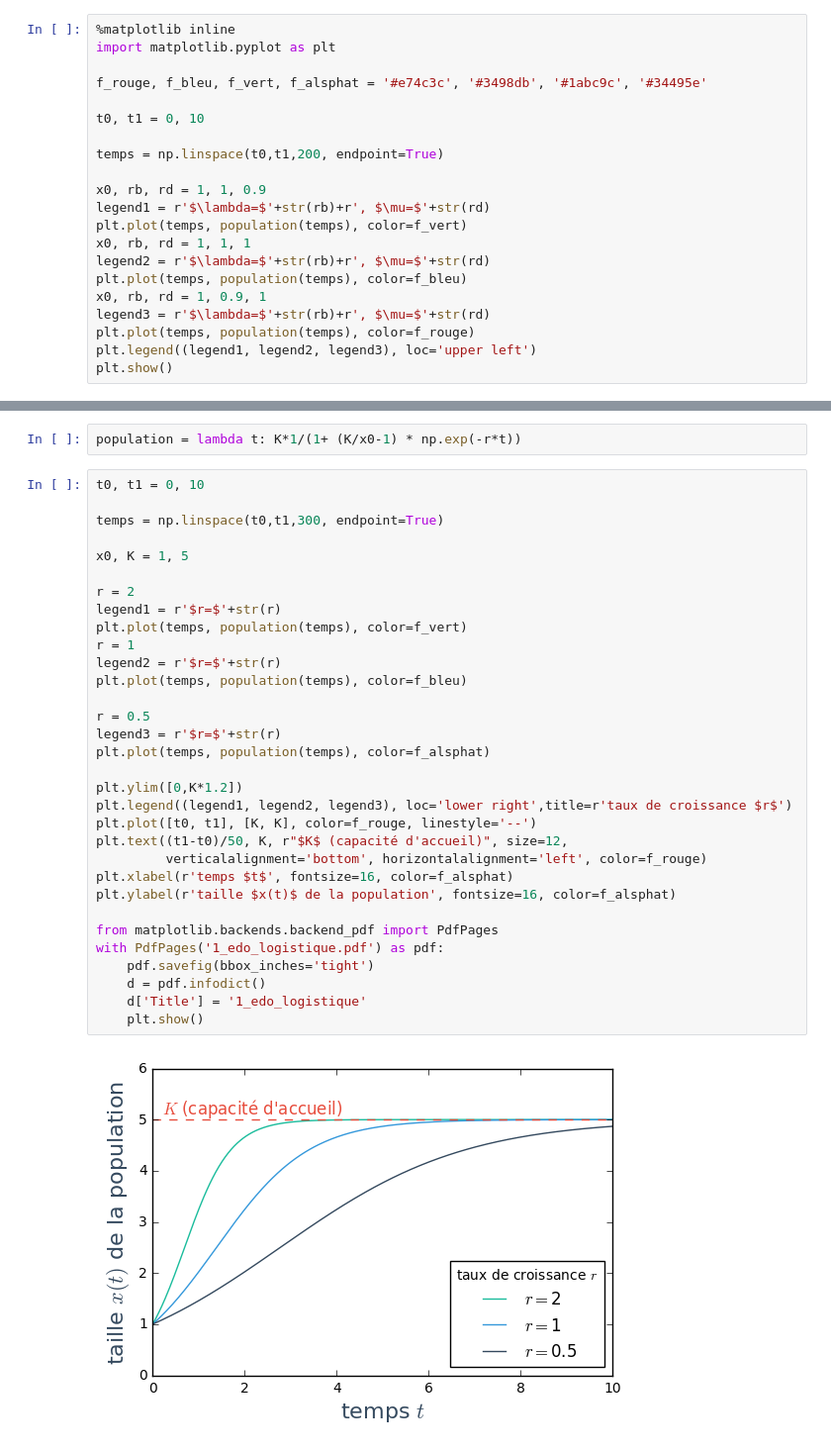
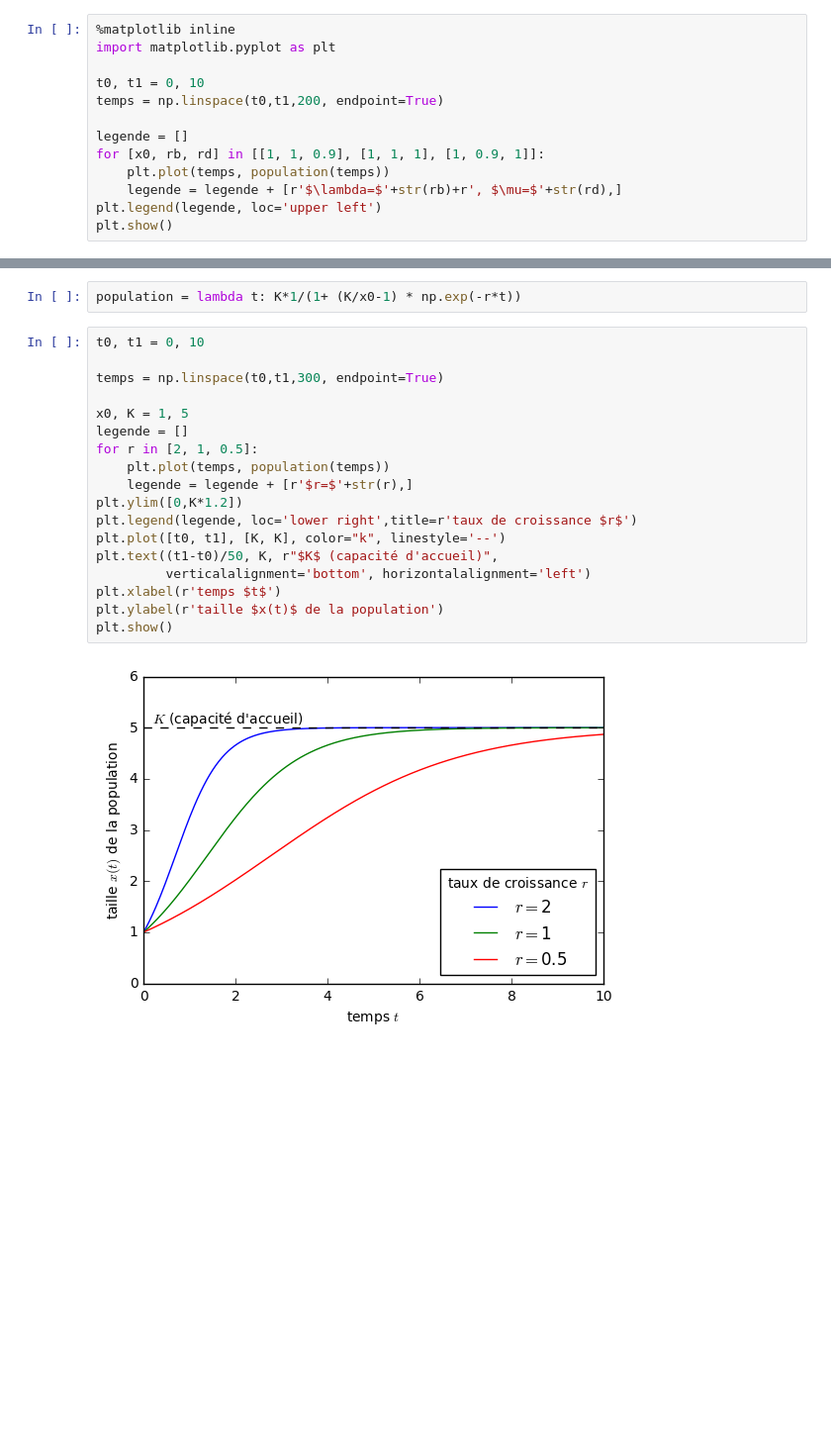
Before and after one commit to juliejj/systemes_dynamiques_agronomie, a Jupyter notebook: 1_premiers_modeles.ipynb, the cells around one changed output, grey strips where cells are left out. Shown: that part at 99% size. Saved outputs shown, nothing was run; the diff lists cells and outputs as text; blank space fills up the shorter version.

```diff
--- a/1_premiers_modeles.ipynb
+++ b/1_premiers_modeles.ipynb
@@ -38,21 +51,13 @@ population = lambda t: x0*np.exp((rb-rd)*t)
 %matplotlib inline
 import matplotlib.pyplot as plt
 
-f_rouge, f_bleu, f_vert, f_alsphat = '#e74c3c', '#3498db', '#1abc9c', '#34495e'
-
 t0, t1 = 0, 10
-
 temps = np.linspace(t0,t1,200, endpoint=True)
 
-x0, rb, rd = 1, 1, 0.9
-legend1 = r'$\lambda=$'+str(rb)+r', $\mu=$'+str(rd)
-plt.plot(temps, population(temps), color=f_vert)
-x0, rb, rd = 1, 1, 1
-legend2 = r'$\lambda=$'+str(rb)+r', $\mu=$'+str(rd)
-plt.plot(temps, population(temps), color=f_bleu)
-x0, rb, rd = 1, 0.9, 1
-legend3 = r'$\lambda=$'+str(rb)+r', $\mu=$'+str(rd)
-plt.plot(temps, population(temps), color=f_rouge)
-plt.legend((legend1, legend2, legend3), loc='upper left')
+legende = []
+for [x0, rb, rd] in [[1, 1, 0.9], [1, 1, 1], [1, 0.9, 1]]:
+    plt.plot(temps, population(temps))
+    legende = legende + [r'$\lambda=$'+str(rb)+r', $\mu=$'+str(rd),]
+plt.legend(legende, loc='upper left')
 plt.show()
 # %% [output]
@@ -71,35 +76,21 @@ population = lambda t: K*1/(1+ (K/x0-1) * np.exp(-r*t))
 # %%
 t0, t1 = 0, 10
 
 temps = np.linspace(t0,t1,300, endpoint=True)
 
 x0, K = 1, 5
-
-r = 2
-legend1 = r'$r=$'+str(r)
-plt.plot(temps, population(temps), color=f_vert)
-r = 1
-legend2 = r'$r=$'+str(r)
-plt.plot(temps, population(temps), color=f_bleu)
-
-r = 0.5
-legend3 = r'$r=$'+str(r)
-plt.plot(temps, population(temps), color=f_alsphat)
-
+legende = []
+for r in [2, 1, 0.5]:
+    plt.plot(temps, population(temps))
+    legende = legende + [r'$r=$'+str(r),]
 plt.ylim([0,K*1.2])
-plt.legend((legend1, legend2, legend3), loc='lower right',title=r'taux de croissance $r$')
-plt.plot([t0, t1], [K, K], color=f_rouge, linestyle='--')
-plt.text((t1-t0)/50, K, r"$K$ (capacité d'accueil)", size=12,
-         verticalalignment='bottom', horizontalalignment='left', color=f_rouge)
-plt.xlabel(r'temps $t$', fontsize=16, color=f_alsphat)
-plt.ylabel(r'taille $x(t)$ de la population', fontsize=16, color=f_alsphat)
-
-from matplotlib.backends.backend_pdf import PdfPages
-with PdfPages('1_edo_logistique.pdf') as pdf:
-    pdf.savefig(bbox_inches='tight')
-    d = pdf.infodict()
-    d['Title'] = '1_edo_logistique'
-    plt.show()
+plt.legend(legende, loc='lower right',title=r'taux de croissance $r$')
+plt.plot([t0, t1], [K, K], color="k", linestyle='--')
+plt.text((t1-t0)/50, K, r"$K$ (capacité d'accueil)",
+         verticalalignment='bottom', horizontalalignment='left')
+plt.xlabel(r'temps $t$')
+plt.ylabel(r'taille $x(t)$ de la population')
+plt.show()
 # %% [output]
-[figure, old version]
+[figure, new version]
 # %% [markdown]
```
Also changed, not shown: parts of 7 cells of this notebook.
